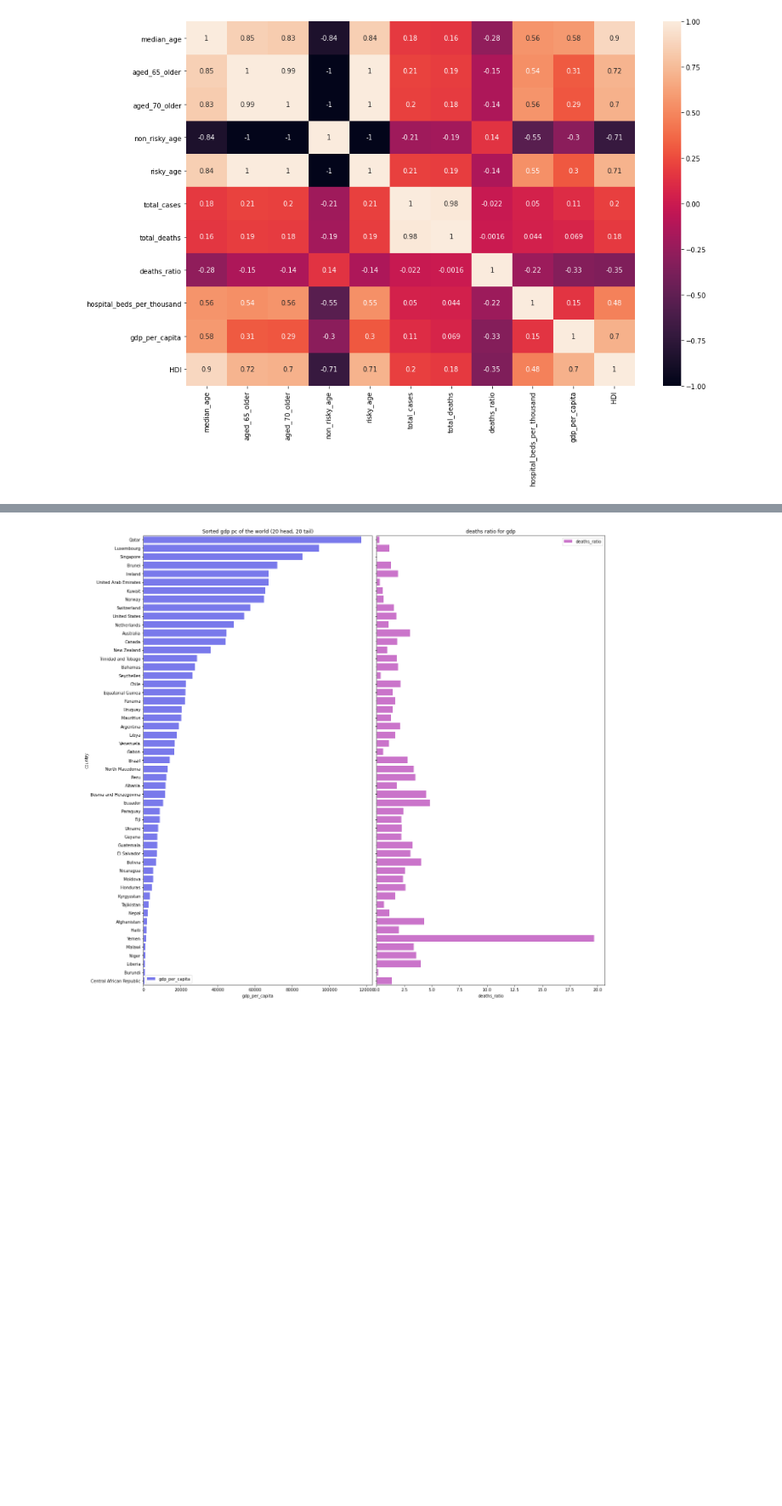
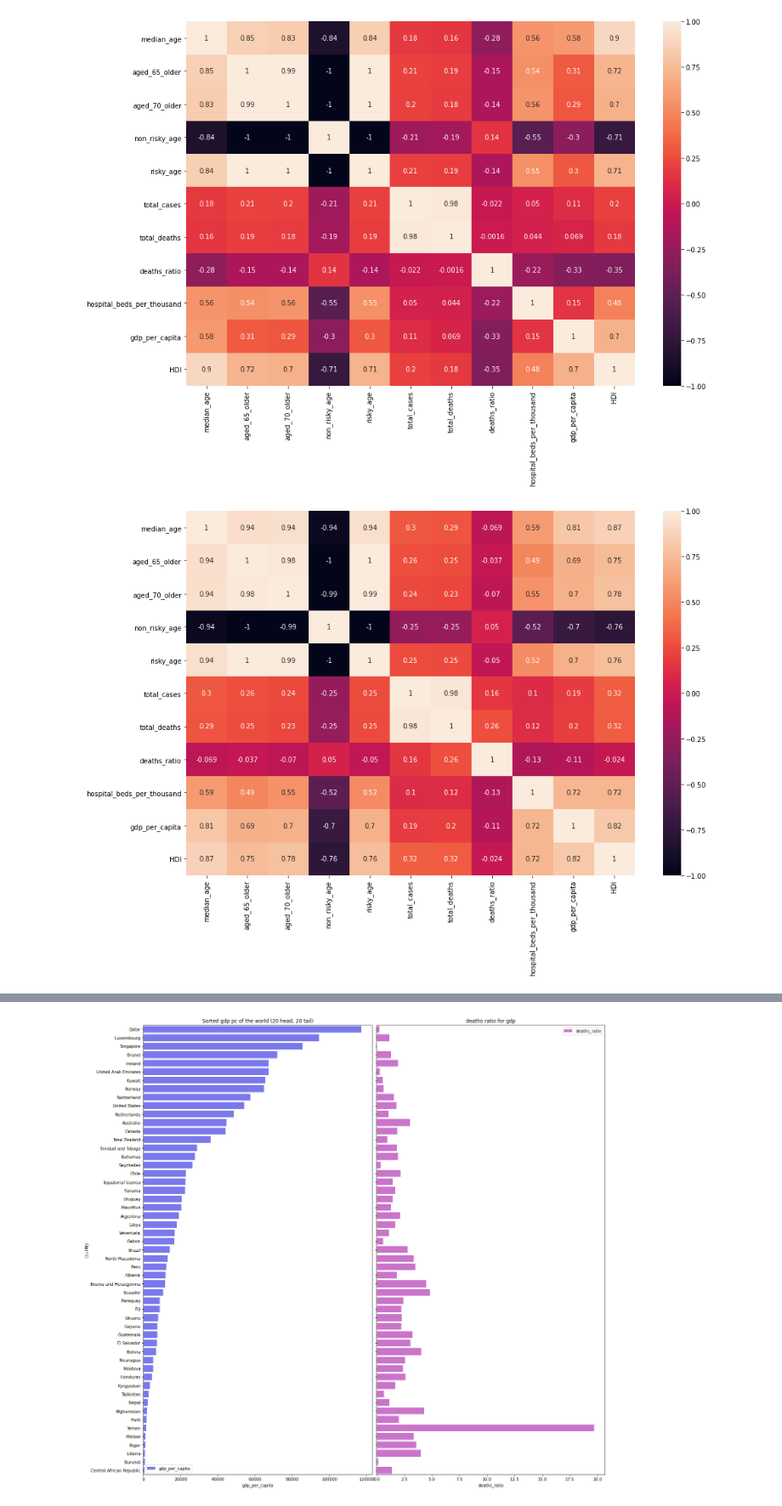
Before and after one commit to XinruYang/Data-Science-Bootcamp-21, a Jupyter notebook: ENTREGABLES/0.PROYECTO EDA/continentes_sorted_gdp.ipynb, the cells around one changed output, grey strips where cells are left out. Shown at 85% size. Saved outputs shown, nothing was run; the diff lists cells and outputs as text; code cells hidden in the pictures; blank space fills up the shorter version.

```diff
--- a/ENTREGABLES/0.PROYECTO EDA/continentes_sorted_gdp.ipynb
+++ b/ENTREGABLES/0.PROYECTO EDA/continentes_sorted_gdp.ipynb
@@ -86,3 +86,7 @@ def visualization_heatmap(df):
 visualization_heatmap(gdp_mundo_sorted)
 # %% [output]
 [figure]
+# %%
+visualization_heatmap(africa)
+# %% [output]
+[figure, added]
```
Also changed, not shown: parts of 2 cells of this notebook, 29 other files.
